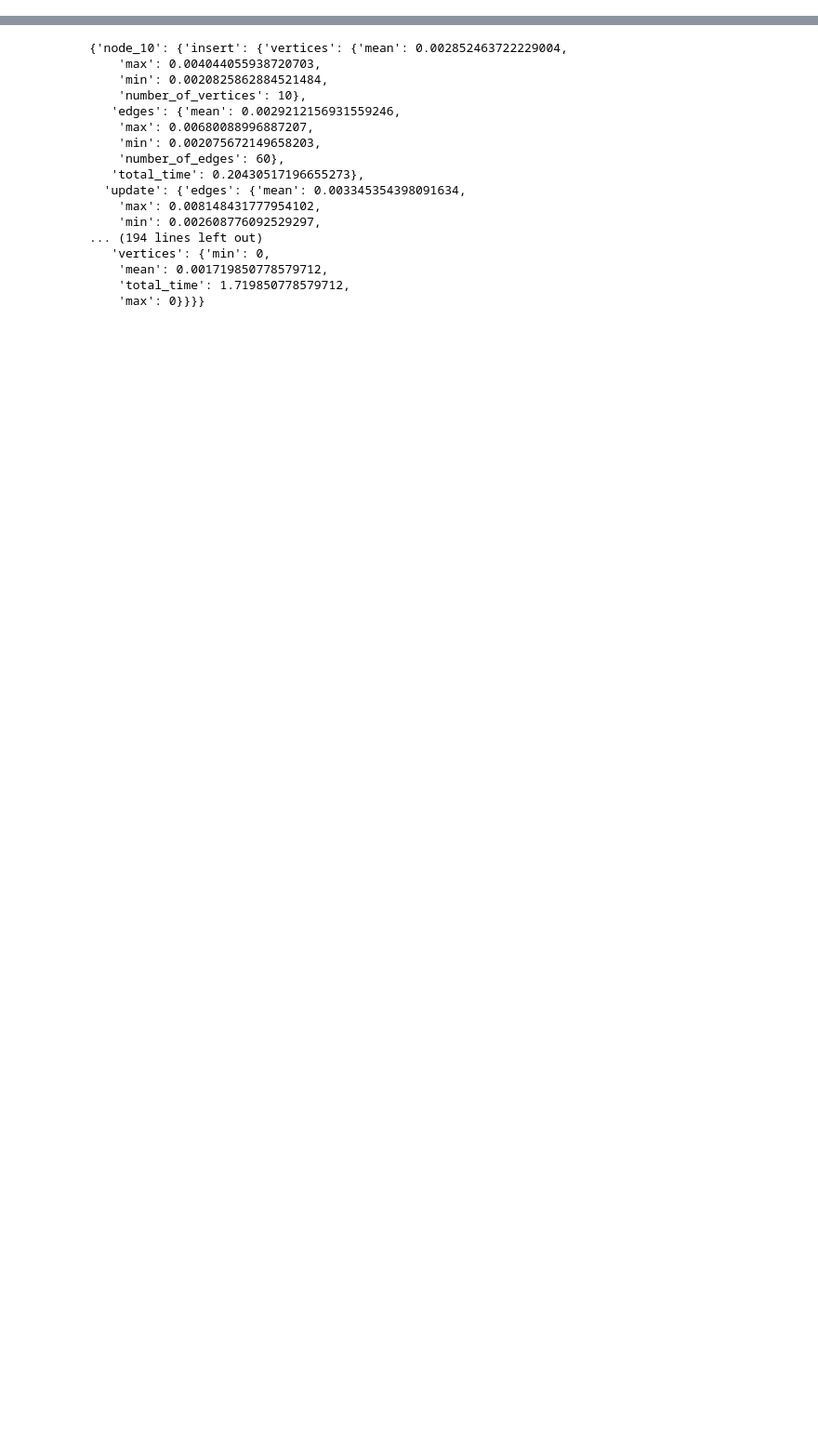
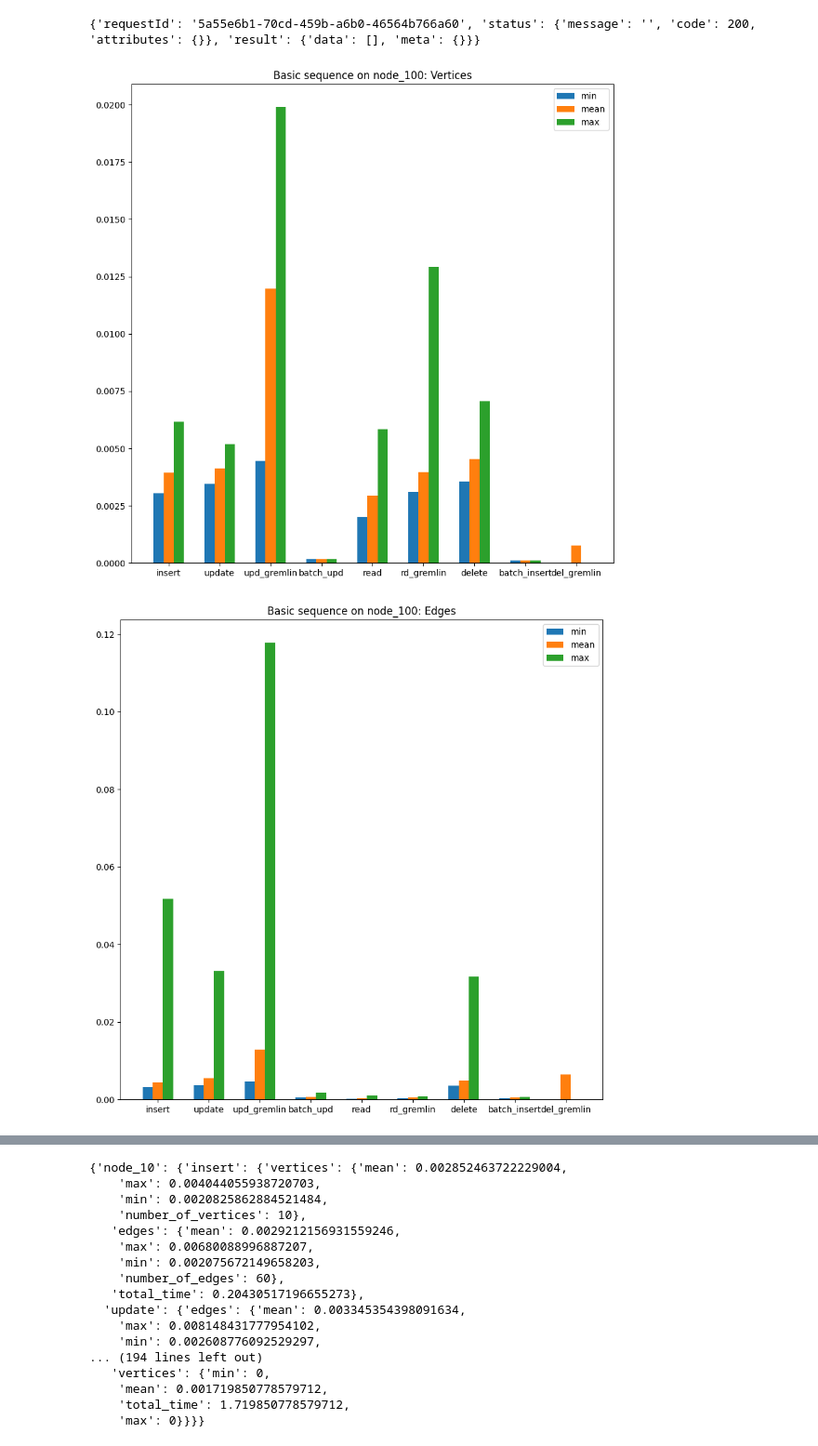
Before and after one commit to thodpap/CompareGraphDatabases, a Jupyter notebook: main_code/main.ipynb, the cells around one changed output, grey strips where cells are left out. Shown at 93% size. Saved outputs shown, nothing was run; the diff lists cells and outputs as text; code cells hidden in the pictures; blank space fills up the shorter version.

```diff
--- a/main_code/main.ipynb
+++ b/main_code/main.ipynb
@@ -136,0 +138,7 @@ length = 32
+# %%
+results = {}
+
+results["node_100"] = execute_database("node_100", large=False)
+print("db:", "node_100")
+print(results["node_100"])
+# %% [output]
@@ -136,0 +147,3 @@ length = 32
+{'requestId': '5a55e6b1-70cd-459b-a6b0-46564b766a60', 'status': {'message': '', 'code': 200, 'attributes': {}}, 'result': {'data': [], 'meta': {}}}
+[figure, added]
+[figure, added]
```
Also changed, not shown: parts of 17 cells of this notebook, 40 other files.
